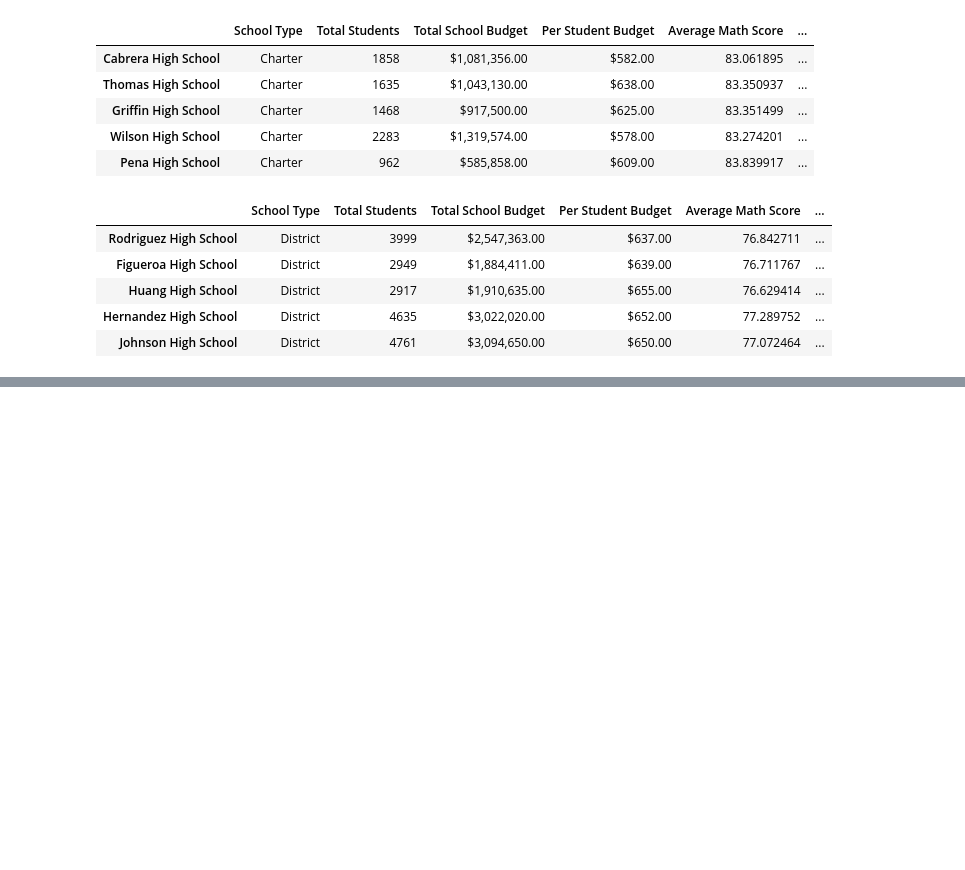
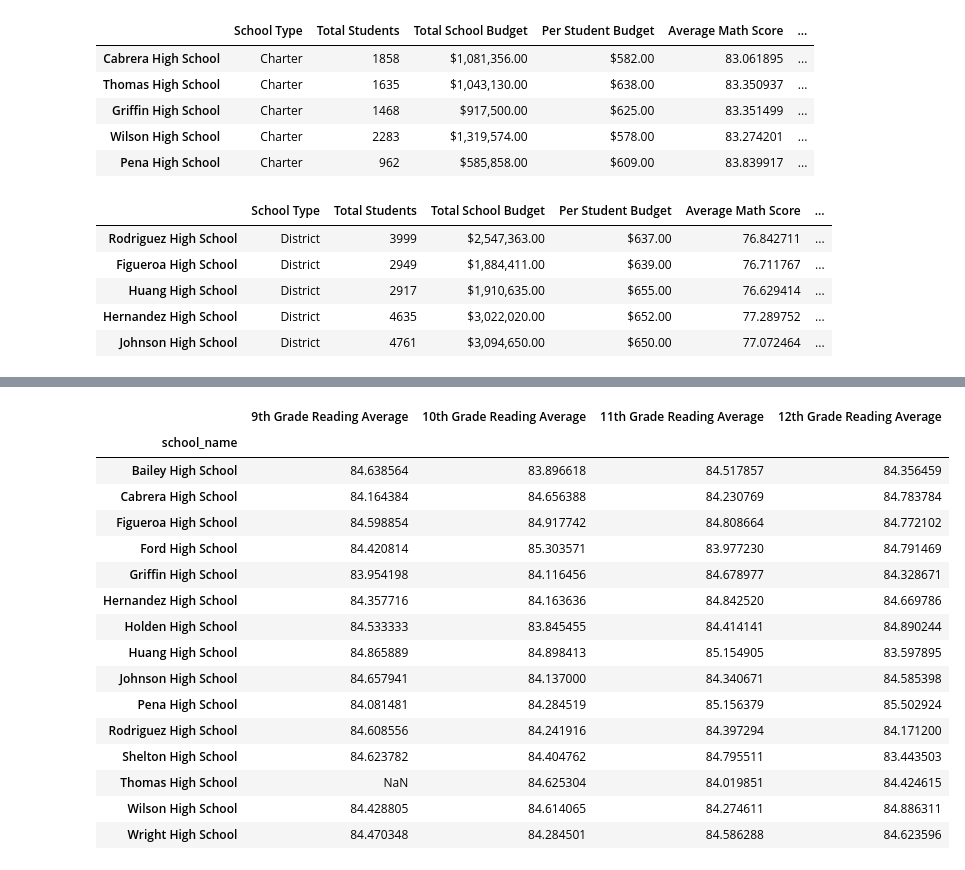
Before and after one commit to doloresbryant83/School_District_Analysis, a Jupyter notebook: PyCitySchools_Challenge_testing.ipynb, the cells around one changed output, grey strips where cells are left out. Drawn from its saved outputs; the diff is of its cells as text; code cells hidden in the pictures; blank space fills up the shorter version.

```diff
--- a/PyCitySchools_Challenge_testing.ipynb
+++ b/PyCitySchools_Challenge_testing.ipynb
@@ -1249,0 +426,10 @@ per_school_summary_df
+# %%
+# Group each school Series by the school name for the average reading score.
+
+ninth_grade_reading_scores = ninth_grade_passing_reading.groupby(["school_name"]).mean()["reading_score"]
+
+tenth_grade_reading_scores = tenth_grade_passing_reading.groupby(["school_name"]).mean()["reading_score"]
+
+eleventh_grade_reading_scores = eleventh_grade_passing_reading.groupby(["school_name"]).mean()["reading_score"]
+
+twelfth_grade_reading_scores = twelfth_grade_passing_reading.groupby(["school_name"]).mean()["reading_score"]
@@ -1249,0 +462,26 @@ per_school_summary_df
+# %%
+# Combine each Series for average reading scores by school into single data frame.
+reading_scores_by_school_df = pd.DataFrame({
+    "9th Grade Reading Average": ninth_grade_reading_scores,
+    "10th Grade Reading Average": tenth_grade_reading_scores,
+    "11th Grade Reading Average": eleventh_grade_reading_scores,
+    "12th Grade Reading Average": twelfth_grade_reading_scores})
+reading_scores_by_school_df
+# %% [output]
+|  | 9th Grade Reading Average | 10th Grade Reading Average | 11th Grade Reading Average | 12th Grade Reading Average |
+| school_name |  |  |  |  |
+| Bailey High School | 84.638564 | 83.896618 | 84.517857 | 84.356459 |
+| Cabrera High School | 84.164384 | 84.656388 | 84.230769 | 84.783784 |
+| Figueroa High School | 84.598854 | 84.917742 | 84.808664 | 84.772102 |
+| Ford High School | 84.420814 | 85.303571 | 83.977230 | 84.791469 |
+| Griffin High School | 83.954198 | 84.116456 | 84.678977 | 84.328671 |
+| Hernandez High School | 84.357716 | 84.163636 | 84.842520 | 84.669786 |
+| Holden High School | 84.533333 | 83.845455 | 84.414141 | 84.890244 |
+| Huang High School | 84.865889 | 84.898413 | 85.154905 | 83.597895 |
+| Johnson High School | 84.657941 | 84.137000 | 84.340671 | 84.585398 |
+| Pena High School | 84.081481 | 84.284519 | 85.156379 | 85.502924 |
+| Rodriguez High School | 84.608556 | 84.241916 | 84.397294 | 84.171200 |
+| Shelton High School | 84.623782 | 84.404762 | 84.795511 | 83.443503 |
+| Thomas High School | NaN | 84.625304 | 84.019851 | 84.424615 |
+| Wilson High School | 84.428805 | 84.614065 | 84.274611 | 84.886311 |
+| Wright High School | 84.470348 | 84.284501 | 84.586288 | 84.623596 |
```
Also changed, not shown: parts of 103 cells of this notebook.
